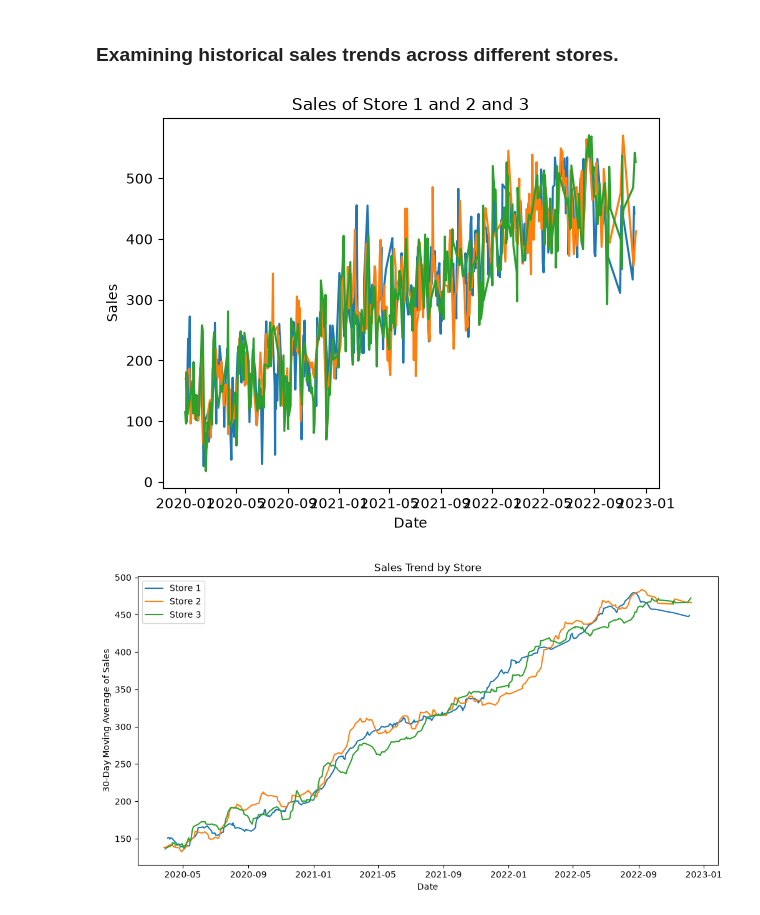
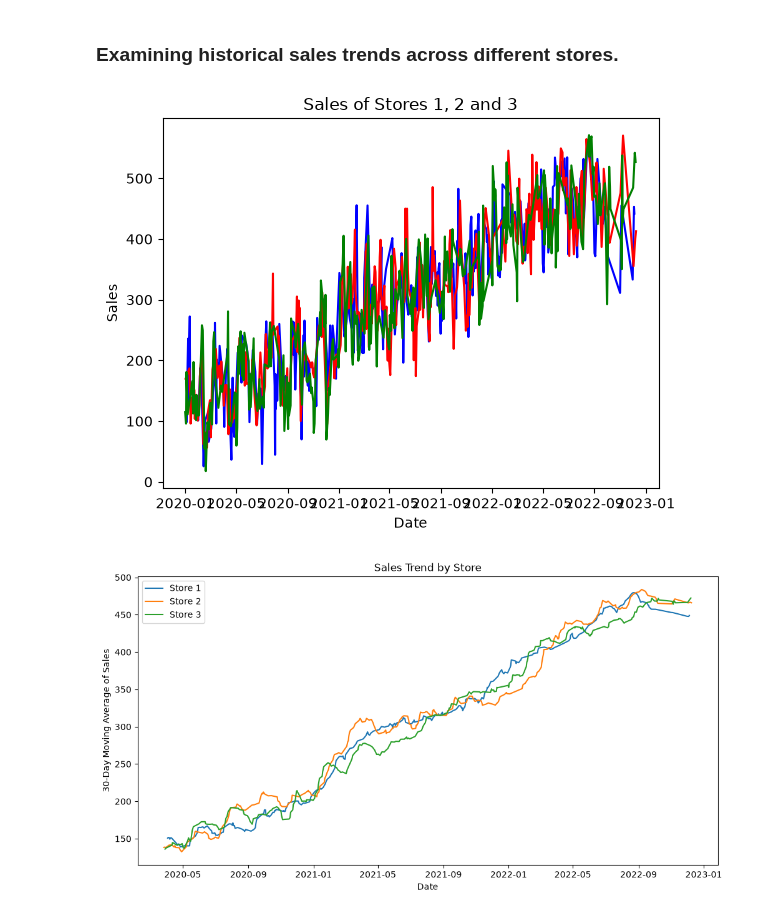
Before and after one commit to jonnamoi/Data-Analysis-with-Python-Case-Studies, a Jupyter notebook: one_sales_forecasting.ipynb, the cells around one changed output. Saved outputs shown, nothing was run; the diff lists cells and outputs as text; code cells hidden in the pictures.

```diff
--- a/one_sales_forecasting.ipynb
+++ b/one_sales_forecasting.ipynb
@@ -68,18 +68,18 @@ memory usage: 54.7 KB
 # %%
 store1 = df[df["store_id"] == 1]
 store2 = df[df["store_id"] == 2]
 store3 = df[df["store_id"] == 3]
 
-plt.plot(store1["date"], store1["sales"])
-plt.plot(store2["date"], store2["sales"])
-plt.plot(store3["date"], store3["sales"])
+plt.plot(store1["date"], store1["sales"], color = 'blue')
+plt.plot(store2["date"], store2["sales"], color = 'red')
+plt.plot(store3["date"], store3["sales"], color = 'green')
 
 plt.xlabel("Date")
 plt.ylabel("Sales")
-plt.title("Sales of Store 1 and 2 and 3")
+plt.title("Sales of Stores 1, 2 and 3")
 plt.show()
 # %% [output]
-[figure, old version]
+[figure, new version]
 # %%
 # with moving average
 
```
Also changed, not shown: parts of 1 cell of this notebook.
